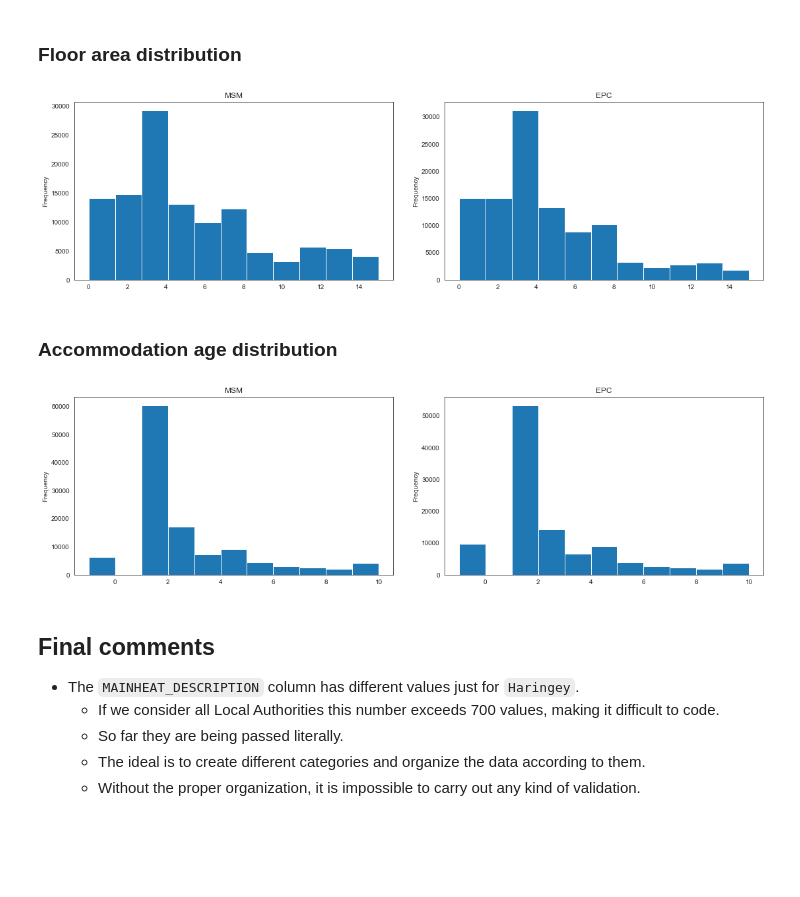
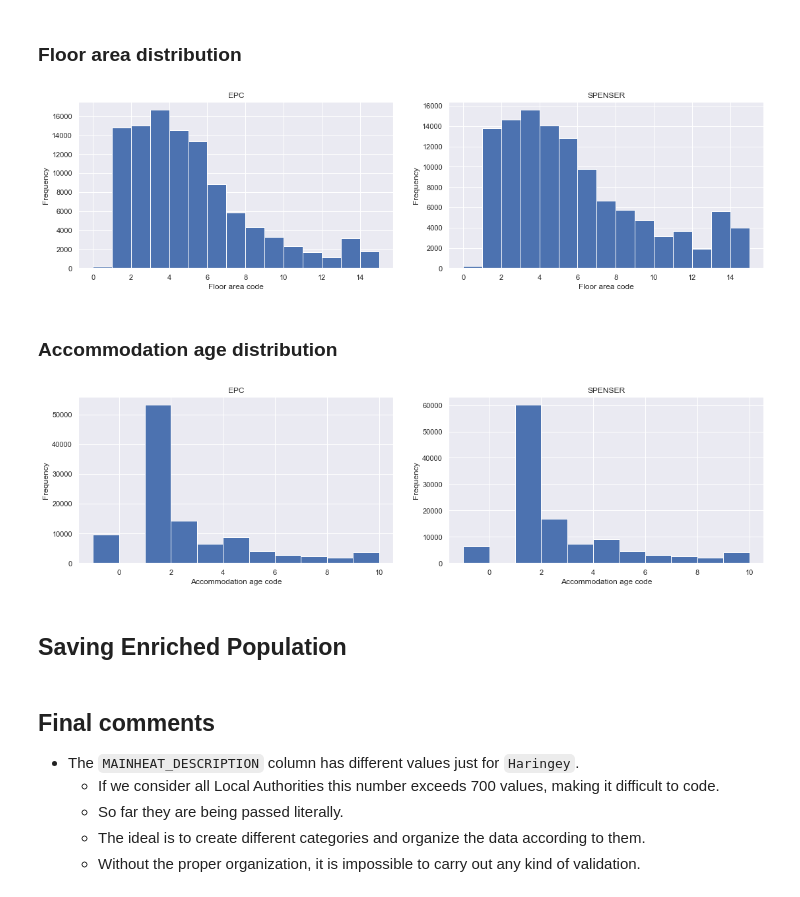
Before and after one commit to anetobradley/energy_flex, a Jupyter notebook: 01-ActivityModel/step2/EPC_propensity_score_matching.ipynb, the cells around one changed output. Saved outputs shown, nothing was run; the diff lists cells and outputs as text; code cells hidden in the pictures; blank space fills up the shorter version.

```diff
--- a/01-ActivityModel/step2/EPC_propensity_score_matching.ipynb
+++ b/01-ActivityModel/step2/EPC_propensity_score_matching.ipynb
@@ -200,16 +181,16 @@ Text(0, 0.5, 'Wheight')
 # %%
 def get_matches(distances, indices):
     pairs = []
-    for indexMSM, candidatesEPC in  enumerate(indices):
-        is_zero = np.flatnonzero(distances[indexMSM]==0)
+    for indexSPENSER, candidatesEPC in  enumerate(indices):
+        is_zero = np.flatnonzero(distances[indexSPENSER]==0)
         if is_zero.size < n_neighbors:
-            weight = (100-(distances[indexMSM]/distances[indexMSM][-1]*95))
+            weight = (100-(distances[indexSPENSER]/distances[indexSPENSER][-1]*95))
             indexEPC = choices(candidatesEPC, weights=weight)[0] # random.choices not supported by numba
         else:
-            indexEPC = choices(candidatesEPC)[0] # random.choices not supported by numba
+            indexEPC = choices(candidatesEPC)[0]
 
 
-        pairs.append([indexMSM, indexEPC])
+        pairs.append([indexSPENSER, indexEPC])
     return(pairs)
 # %% [markdown]
 ### Get matched pairs
@@ -220,18 +201,18 @@ pairs = get_matches(distances, indices)
 # %%
 matches = pd.DataFrame(pairs)
-msm_df["EPCid"] = matches[1]
+spenser_df["EPCid"] = matches[1]
 del matches, pairs
 # %% [markdown]
 ### Get EPC information
 # %%
-msm_df.drop(["tenure",
+spenser_df.drop(["tenure",
              "Treatment",
              "FLOOR_AREA",
              "MAINHEAT_DESCRIPTION",
              "ACCOM_AGE",
              "Area_factor",
              "PropensityScore",], axis=1, inplace=True)
-msm_df.head()
+spenser_df.head()
 # %% [output]
 |  | HID | Area | LC4402_C_TYPACCOM | QS420_CELL | LC4402_C_TENHUK11 | LC4408_C_AHTHUK11 | CommunalSize | ... |
 | 0 | 0.0 | E00010088 | 3.0 | -2.0 | 3.0 | 3.0 | -2.0 | ... |
@@ -244,8 +225,8 @@ columns = ['FLOOR_AREA', 'MAINHEAT_DESCRIPTION', 'ACCOM_AGE']
 epc_df = epc_df[columns].copy()
 epc_df['EPCid'] = epc_df.index
 # %%
-msm_df = pd.merge(msm_df, epc_df, on='EPCid',how='left')
-msm_df.head()
+spenser_df = pd.merge(spenser_df, epc_df, on='EPCid',how='left')
+spenser_df.head()
 # %% [output]
 |  | HID | Area | LC4402_C_TYPACCOM | QS420_CELL | LC4402_C_TENHUK11 | LC4408_C_AHTHUK11 | CommunalSize | ... |
 | 0 | 0.0 | E00010088 | 3.0 | -2.0 | 3.0 | 3.0 | -2.0 | ... |
@@ -261,21 +242,30 @@ msm_df.head()
 # %%
 fig, ax = plt.subplots(nrows=1, ncols=2, figsize=(16, 5))
 
-msm_df.FLOOR_AREA.plot(kind='hist', ax=ax[0], title="MSM", bins=11)
-epc_df.FLOOR_AREA.plot(kind='hist', ax=ax[1], title="EPC", bins=11)
+spenser_df.FLOOR_AREA.plot(kind='hist', ax=ax[1], title="SPENSER", bins=15)
+epc_df.FLOOR_AREA.plot(kind='hist', ax=ax[0], title="EPC", bins=15)
+
+ax[0].set_xlabel('Floor area code')
+ax[1].set_xlabel('Floor area code')
 
 fig.tight_layout(pad=3.0)
 # %% [output]
-[figure, old version]
+[figure, new version]
 # %% [markdown]
 ### Accommodation age distribution
 # %%
 fig, ax = plt.subplots(nrows=1, ncols=2, figsize=(16, 5))
 
-msm_df.ACCOM_AGE.plot(kind='hist', ax=ax[0], title="MSM", bins=11)
-epc_df.ACCOM_AGE.plot(kind='hist', ax=ax[1], title="EPC", bins=11)
+spenser_df.ACCOM_AGE.plot(kind='hist', ax=ax[1], title="SPENSER", bins=11)
+epc_df.ACCOM_AGE.plot(kind='hist', ax=ax[0], title="EPC", bins=11)
+
+ax[0].set_xlabel('Accommodation age code')
+ax[1].set_xlabel('Accommodation age code')
+
 fig.tight_layout(pad=3.0)
 # %% [output]
-[figure, old version]
+[figure, new version]
+# %% [markdown]
+## Saving Enriched Population
 # %%
 list_df_names = ['msm_E09000014_epc.csv']
```
Also changed, not shown: parts of 30 cells of this notebook, 1 other file.
